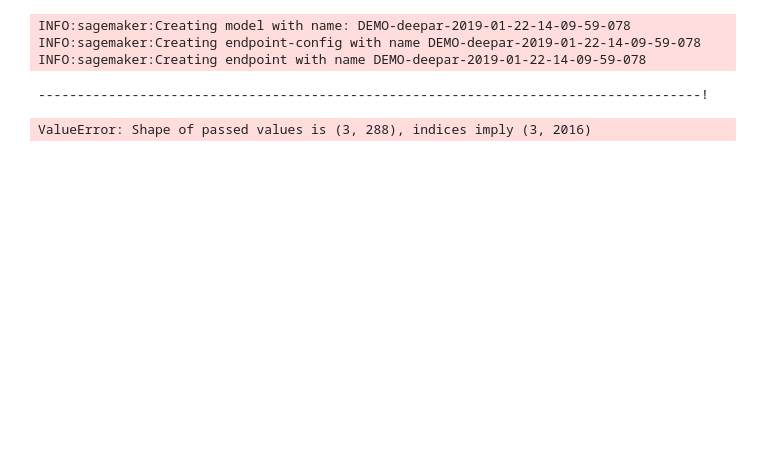
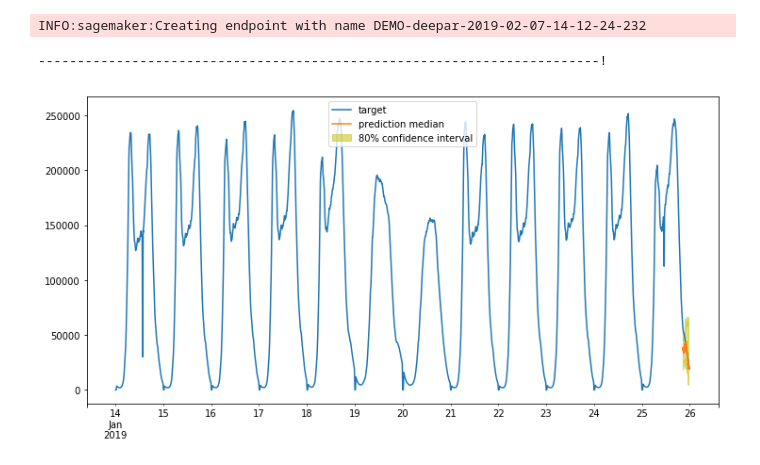
Before and after one commit to AlexandreRozier/BigDataAnalytics, a Jupyter notebook: utils/data-preprocessing.ipynb, the cells around one changed output. Cells and saved outputs as stored; diff of their text form; code cells hidden in the pictures; blank space fills up the shorter version.

```diff
--- a/utils/data-preprocessing.ipynb
+++ b/utils/data-preprocessing.ipynb
@@ -101,18 +120,18 @@ with s3filesystem.open(s3_data_path + "/test/data.json", 'w') as fp:
 # %%
 import os
+from sagemaker.amazon.amazon_estimator import get_image_uri
+import boto3
 
+
+role = 'arn:aws:iam::746022503515:role/sage_maker'
 image_name = get_image_uri(boto3.Session().region_name, 'forecasting-deepar')
-role = 'arn:aws:iam::746022503515:role/sage_maker'
 data_bucket_name = 'fog-datasets'
 prefix = 'deep_ar'
 s3_output_path = "{}/{}/output".format(data_bucket_name, prefix)
 
 train_locally = False
 
-train_instance_type = 'local' if train_locally else 'ml.c4.xlarge'
-
-if train_locally:
-    print('Training locally...')
+train_instance_type = 'ml.m5.2xlarge'
 
 sagemaker_session = sagemaker.Session()
 
@@ -122,16 +141,16 @@ estimator = sagemaker.estimator.Estimator(
     role=role,
     train_instance_count=1,
     train_instance_type=train_instance_type,
-    base_job_name='DEMO-deepar',
+    base_job_name='Weekly-Deepar',
     output_path="s3://" + s3_output_path
 )
 
-n_daily_datapoints = (60*24)//5
+one_week_datapoints = 7*(60*24)//5
 
 hyperparameters = dict(
     time_freq=data_freq,
-    context_length=str(n_daily_datapoints),
-    prediction_length=str(n_daily_datapoints),
+    context_length=str(one_week_datapoints), # A quarter of an hour
+    prediction_length=str(one_week_datapoints),
     num_cells="40",
     num_layers="3",
     likelihood="gaussian",
@@ -156,8 +191,12 @@ estimator.fit(inputs=data_channels)
 # %%
 # Create endpoint
 from deep_ar import DeepARPredictor
+from sagemaker.amazon.amazon_estimator import get_image_uri
 
 job_name = estimator.latest_training_job.name
+
+role = 'arn:aws:iam::746022503515:role/sage_maker'
+image_name = get_image_uri(boto3.Session().region_name, 'forecasting-deepar')
 
 endpoint_name = sagemaker_session.endpoint_from_job(
     job_name=job_name,
@@ -167,19 +206,15 @@ endpoint_name = sagemaker_session.endpoint_from_job(
     role=role
 )
 # %% [output]
-INFO:sagemaker:Creating model with name: DEMO-deepar-2019-01-22-14-09-59-078
-INFO:sagemaker:Creating endpoint-config with name DEMO-deepar-2019-01-22-14-09-59-078
-INFO:sagemaker:Creating endpoint with name DEMO-deepar-2019-01-22-14-09-59-078
+INFO:sagemaker:Creating endpoint with name DEMO-deepar-2019-02-07-14-12-24-232
--------------------------------------------------------------------------------------!
+------------------------------------------------------------------------!
 # %%
+from deep_ar import DeepARPredictor
+sagemaker_session = sagemaker.Session()
+
+
 predictor = DeepARPredictor(
-    endpoint=endpoint_name,
+    endpoint=job_name,
     sagemaker_session=sagemaker_session,
     content_type="application/json"
 )
-
-predictor.set_prediction_parameters(data_freq, n_daily_datapoints * 7)
-# %%
-predictions = pd.DataFrame(predictor.predict([series[train_idx]])[0])
-# %% [output]
-ValueError: Shape of passed values is (3, 288), indices imply (3, 2016)
@@ -203,0 +221,20 @@ predictions.plot(
+# %%
+
+predictor.set_prediction_parameters(freq=data_freq, prediction_length=n_3h_datapoints)
+predictions = predictor.predict([series[-45:-42]],
+                                [[list(holidays_feature_serie[-3:])+[0 for i in range(n_3h_datapoints)],
+                                    list(weekends_feature_series[-3:])+[0 for i in range(n_3h_datapoints)]]
+                                ])
+
+
+for k in range(len(predictions)):
+    plt.figure(figsize=(12,6))
+    series[test_idx].plot(label='target')
+    p10 = predictions[k]['0.1']
+    p90 = predictions[k]['0.9']
+    plt.fill_between(p10.index, p10, p90, color='y', alpha=0.5, label='80% confidence interval')
+    predictions[k]['0.5'].plot(label='prediction median')
+    plt.legend()
+    plt.show()
+# %% [output]
+[figure, added]
```
Also changed, not shown: parts of 13 cells of this notebook, 3 other files.
